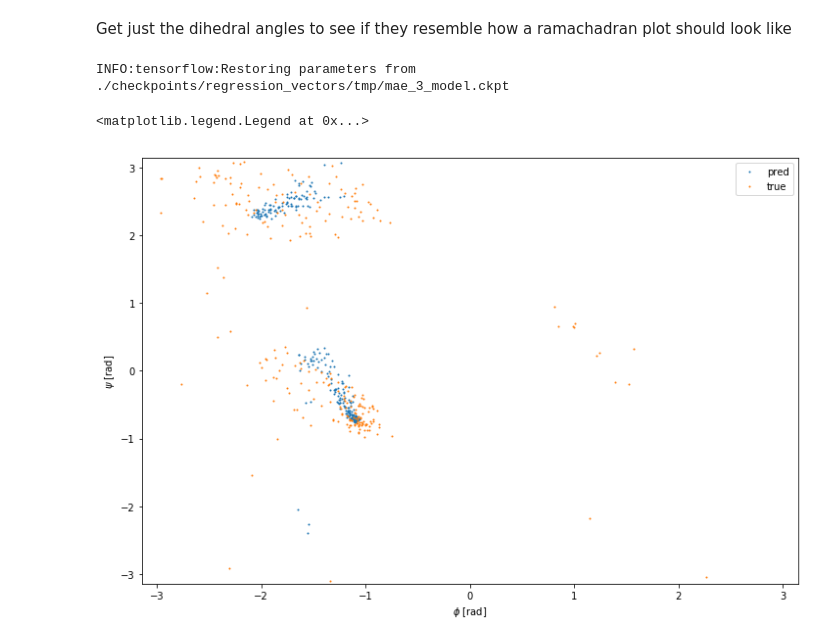
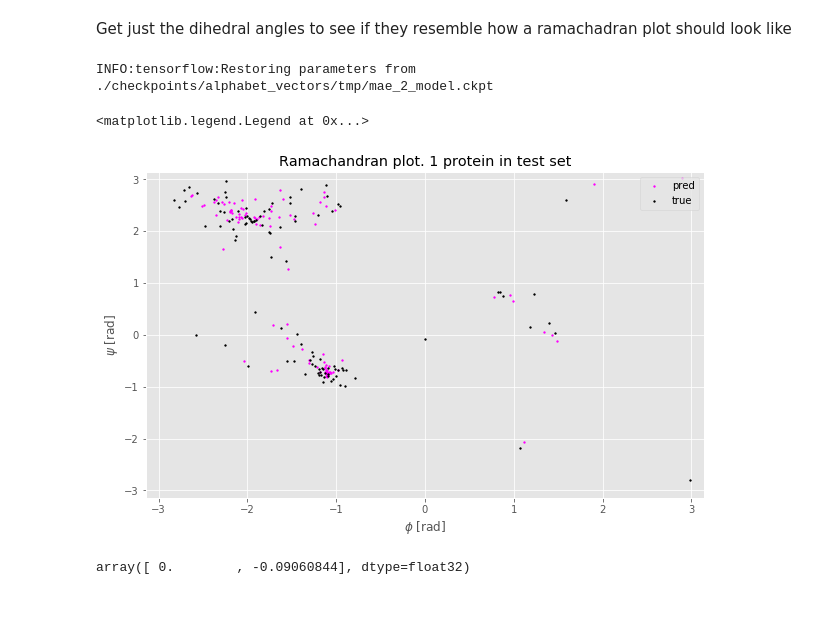
Before and after one commit to m3h0w/protein-dihedral-angles-prediction, a Jupyter notebook: Full pipeline - tensor data.ipynb, the cells around one changed output. Drawn from its saved outputs; the diff is of its cells as text; code cells hidden in the pictures; blank space fills up the shorter version.

```diff
--- a/Full pipeline - tensor data.ipynb
+++ b/Full pipeline - tensor data.ipynb
@@ -106,0 +134,4 @@ padded
+# %%
+prim_valid, evo_valid, dih_valid, mask_valid = extract_dataset('validation', validation_casp)
+prim_test, evo_test, dih_test, mask_test = extract_dataset('testing', validation_casp)
+prim_valid.shape, prim_test.shape
@@ -335,46 +450,24 @@ IndexError: index 2 is out of bounds for axis 1 with size 2
 # %% [markdown]
 Get just the dihedral angles to see if they resemble how a ramachadran plot should look like
-# %%
-protein_n = 12
-
-def get_predictions(protein_n):
-    with tf.Session() as sess:
-        sess.run(tf.global_variables_initializer())
-        sess.run(tf.local_variables_initializer())
-        saver.restore(sess, checkpoint_path)
-
-        coord = tf.train.Coordinator()
-        threads = tf.train.start_queue_runners(coord=coord, sess=sess)
-
-        true, pred, mae_ = sess.run([true_dihedrals_masked, rad_pred_masked, mae_vec])
-
-        (true, pred, mae_) = sess.run([true_dihedrals_masked, rad_pred_masked, mae_vec],
-                                                       feed_dict={
-                                                               one_hot_primary: np.expand_dims(prim_v[protein_n], 0),
-                                                               evolutionary: np.expand_dims(evo_v[protein_n], 0),
-                                                               true_dihedrals: np.expand_dims(dih_v[protein_n,:,:n_angles], 0),
-                                                               ter_mask: np.expand_dims(mask_v[protein_n],0)
-                                                              })
-
-        coord.request_stop()
-    return true, pred
 # %%
-true, pred = get_predictions(18)
+true, pred = get_predictions(34, [prim_test, evo_test, dih_test, mask_test],
+                             checkpoint_path=checkpoint_path, to_calculate_list=[true_dihedrals_masked, rad_pred_masked])
 
-plt.figure(figsize=(12,8))
+plt.figure(figsize=(10,6))
 
-phi, psi, omega = np.split(pred, 3, -1)
-plt.scatter(phi[:], psi[:], s=1, label='pred')
+phi, psi = np.split(pred, n_angles, -1)
+plt.scatter(phi[:], psi[:], s=3, label='pred', color='magenta')
 
-phi, psi, omega = np.split(true, 3, -1)
-plt.scatter(phi[:], psi[:], s=1, label='true')
+phi, psi = np.split(true, n_angles, -1)
+plt.scatter(phi[:], psi[:], s=3, label='true', color='black')
 
 plt.xlim((-np.pi, np.pi))
 plt.ylim((-np.pi, np.pi))
 plt.xlabel('$\phi$ [rad]')
 plt.ylabel('$\psi$ [rad]')
+plt.title("Ramachandran plot. 1 protein in test set")
 plt.legend(loc=1)
 # %% [output]
-INFO:tensorflow:Restoring parameters from ./checkpoints/regression_vectors/tmp/mae_3_model.ckpt
+INFO:tensorflow:Restoring parameters from ./checkpoints/alphabet_vectors/tmp/mae_2_model.ckpt
 <matplotlib.legend.Legend at 0x...>
-[figure, old version]
+[figure, new version]
@@ -383,3 +474,7 @@ plt.hist(omega[protein_n], bins=100)
+# %%
+true[0]
+# %% [output]
+array([ 0.        , -0.09060844], dtype=float32)
 # %%
 #                 # access trainable variables to see if they're training
 #                 variables_names = [v.name for v in tf.trainable_variables()]
```
Also changed, not shown: parts of 17 cells of this notebook, 2 other files.
